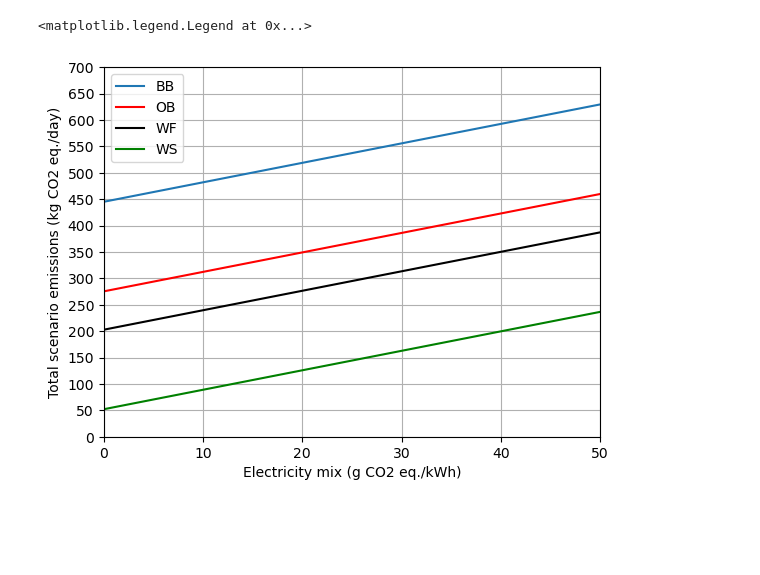
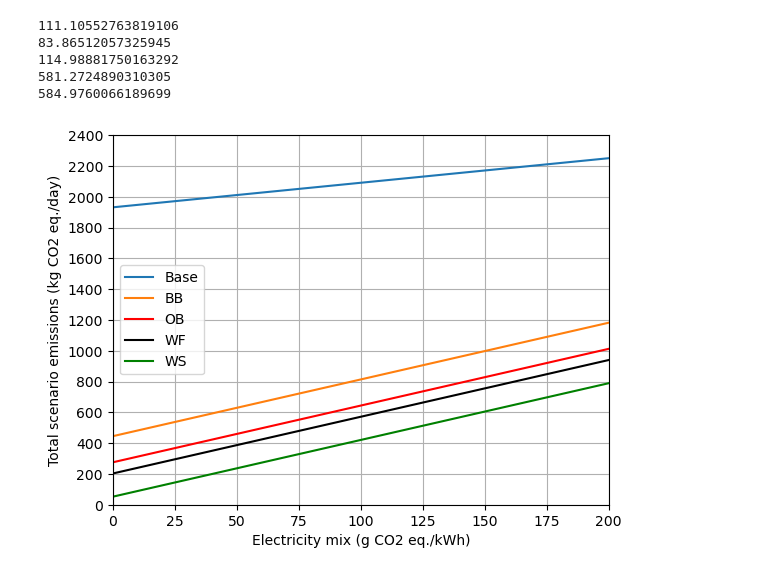
Before and after one commit to Nils-SSBM/FerryTEEA, a Jupyter notebook: SensitivityAnalysis.ipynb, the cells around one changed output. Cells and saved outputs as stored; diff of their text form; code cells hidden in the pictures; blank space fills up the shorter version.

```diff
--- a/SensitivityAnalysis.ipynb
+++ b/SensitivityAnalysis.ipynb
@@ -36,7 +36,7 @@ CO2 = 2580 #g CO2 eq. / liter
 HVO = 520  #g CO2 eq. / liter
 
 #Electricity mix:
-CO2_e = np.linspace(0,50,100)#g CO2 eq. / kWh
+CO2_e = np.linspace(0,200,200)#g CO2 eq. / kWh
 
 #Engine production:
 CO2_engine = 37.75 #kg CO2 eq. / kW
@@ -88,7 +88,7 @@ def upstreamCalc(f, kWh_init, kWh, kW, t_op, e_f):
     #Electric motor production: All ferries have two electric motors, assumed to have the same kW as the engines
     f += ((2 * kW_engine * CO2_motor) / (t_f * 365)) / 1000
     #Fuel production:
-    f += ((t_op * (1 - e_f) * FC * MK1_hv * CO2_fuel) / (t_f * 365)) * 1000
+    f += (t_op * (1 - e_f) * FC * MK1_hv * CO2_fuel) / 1000
 
     return(f) #grams
 # %%
@@ -207,18 +207,28 @@ GHG_WF = summary4(ferry1, ferry2, ferry3, ferry4)
 # %%
 fig, ax = plt.subplots()
 
+ax.plot(CO2_e, GHG_BASE)
 ax.plot(CO2_e, GHG_BB)
 ax.plot(CO2_e, GHG_OBS, 'r')
 ax.plot(CO2_e, GHG_WF, 'black')
 ax.plot(CO2_e, GHG_WS, 'g')
 
-ax.axis([0, 50, 0, 700])
+ax.axis([0, 200, 0, 2400])
 ax.grid()
 ax.set_xlabel('Electricity mix (g CO2 eq./kWh)')
 ax.set_ylabel('Total scenario emissions (kg CO2 eq./day)')
-ax.set_yticks(np.arange(0, 750, step=50))
-ax.set_xticks([0,10,20,30,40,50])
-ax.legend(['BB', 'OB', 'WF', 'WS'])
+ax.set_yticks(np.arange(0, 2500, step=200))
+ax.set_xticks([0,25,50,75,100,125,150,175,200])
+ax.legend(['Base','BB', 'OB', 'WF', 'WS'])
+print(GHG_BB[30]-GHG_BB[0])
+print(2015-GHG_BASE[0])
+print(560-GHG_BB[0])
+print(GHG_BB[188]-560)
+print(GHG_BB[189]-560)
 # %% [output]
-<matplotlib.legend.Legend at 0x...>
+111.10552763819106
+83.86512057325945
+114.98881750163292
+581.2724890310305
+584.9760066189699
-[figure, old version]
+[figure, new version]
```
Also changed, not shown: 6 other files.
